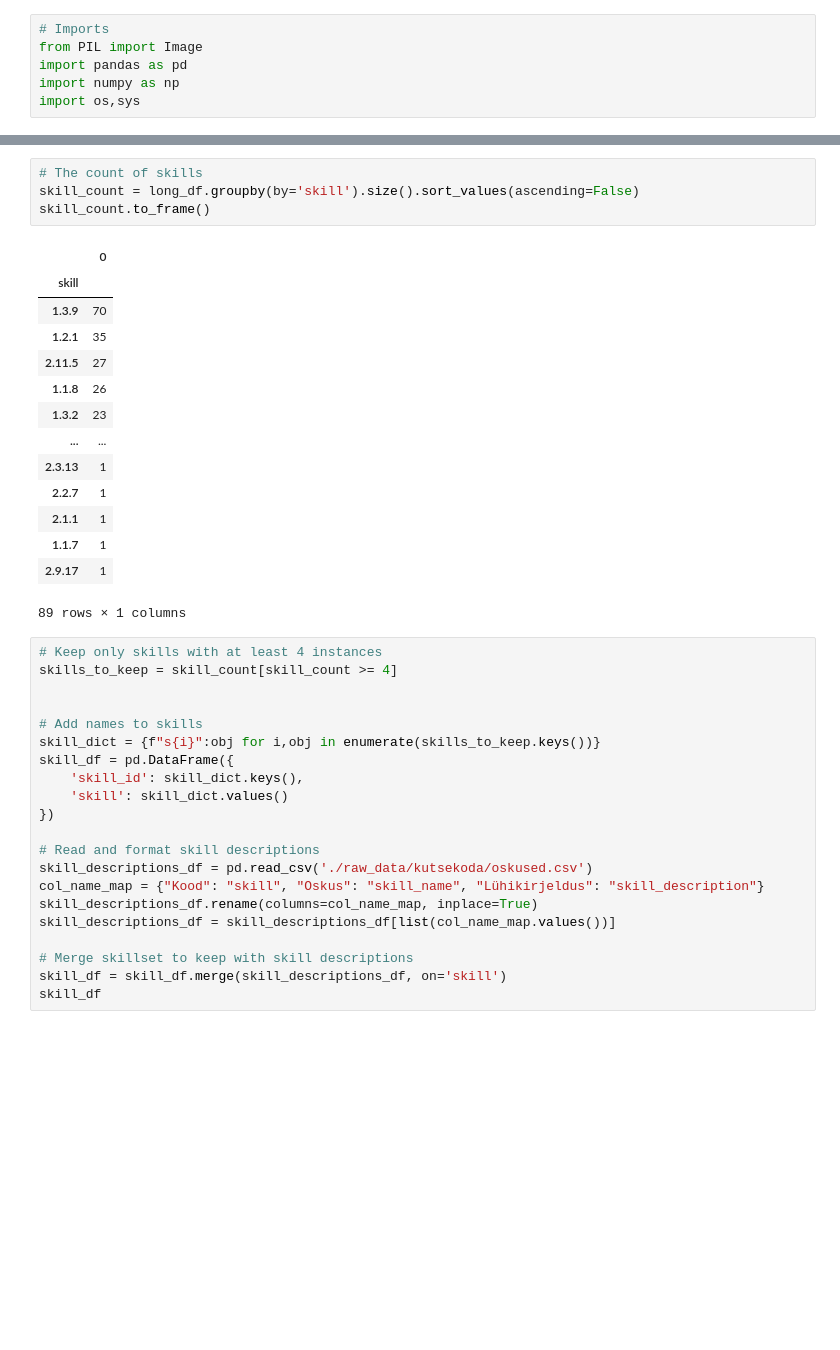
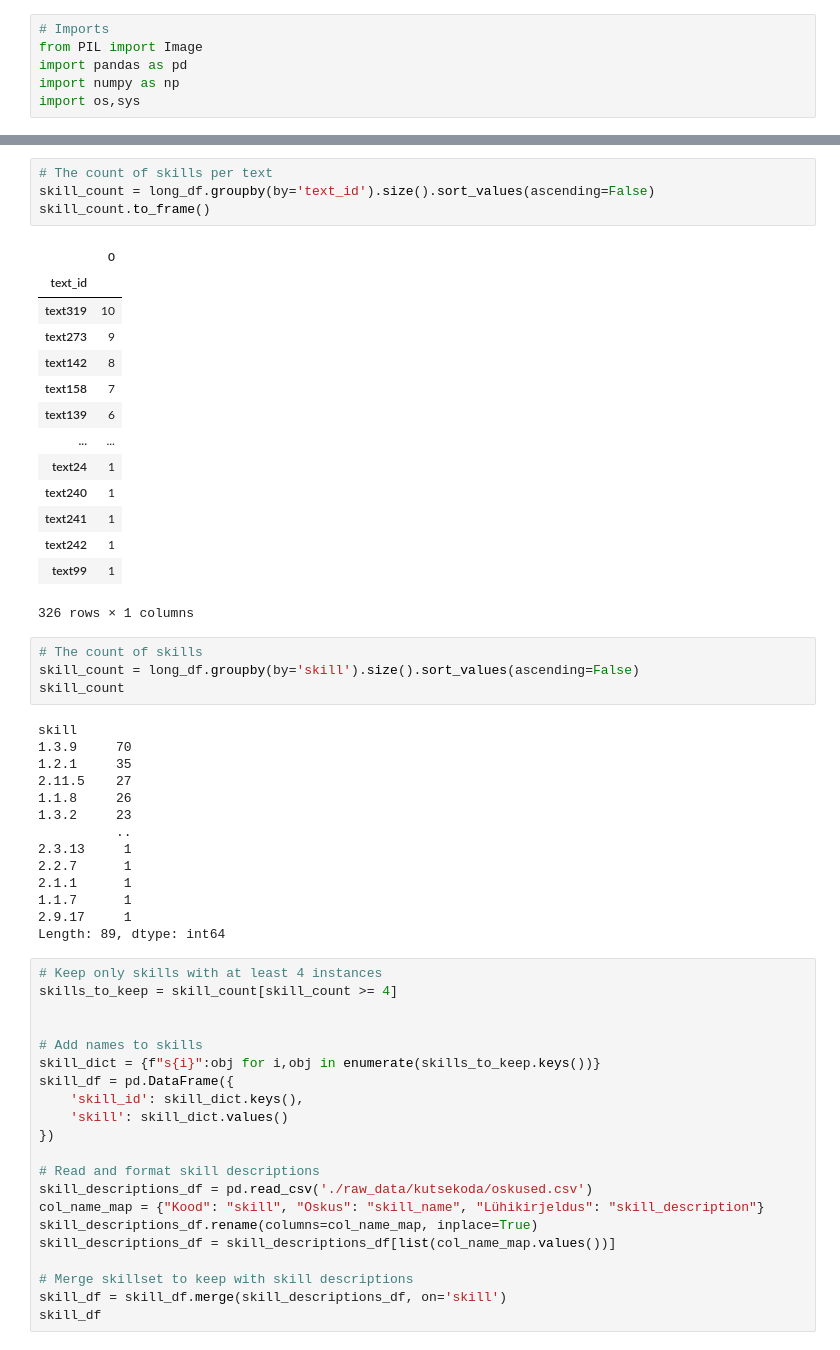
Before and after one commit to kristjan-eljand/andmetalgud, a Jupyter notebook: kutsekoda.ipynb, the cells around one changed output, grey strips where cells are left out. Saved outputs shown, nothing was run; the diff lists cells and outputs as text; blank space fills up the shorter version.

```diff
--- a/kutsekoda.ipynb
+++ b/kutsekoda.ipynb
@@ -70,22 +54,40 @@ long_df
+# %%
+# The count of skills per text
+skill_count = long_df.groupby(by='text_id').size().sort_values(ascending=False)
+skill_count.to_frame()
+# %% [output]
+|  | 0 |
+| text_id |  |
+| text319 | 10 |
+| text273 | 9 |
+| text142 | 8 |
+| text158 | 7 |
+| text139 | 6 |
+| ... | ... |
+| text24 | 1 |
+| text240 | 1 |
+| text241 | 1 |
+| text242 | 1 |
+| text99 | 1 |
+326 rows × 1 columns
 # %%
 # The count of skills
 skill_count = long_df.groupby(by='skill').size().sort_values(ascending=False)
-skill_count.to_frame()
+skill_count
 # %% [output]
-|  | 0 |
-| skill |  |
-| 1.3.9 | 70 |
-| 1.2.1 | 35 |
-| 2.11.5 | 27 |
-| 1.1.8 | 26 |
-| 1.3.2 | 23 |
-| ... | ... |
-| 2.3.13 | 1 |
-| 2.2.7 | 1 |
-| 2.1.1 | 1 |
-| 1.1.7 | 1 |
-| 2.9.17 | 1 |
-89 rows × 1 columns
+skill
+1.3.9     70
+1.2.1     35
+2.11.5    27
+1.1.8     26
+1.3.2     23
+          ..
+2.3.13     1
+2.2.7      1
+2.1.1      1
+1.1.7      1
+2.9.17     1
+Length: 89, dtype: int64
 # %%
 # Keep only skills with at least 4 instances
 skills_to_keep = skill_count[skill_count >= 4]
```
Also changed, not shown: parts of 5 cells of this notebook, 9 other files.
